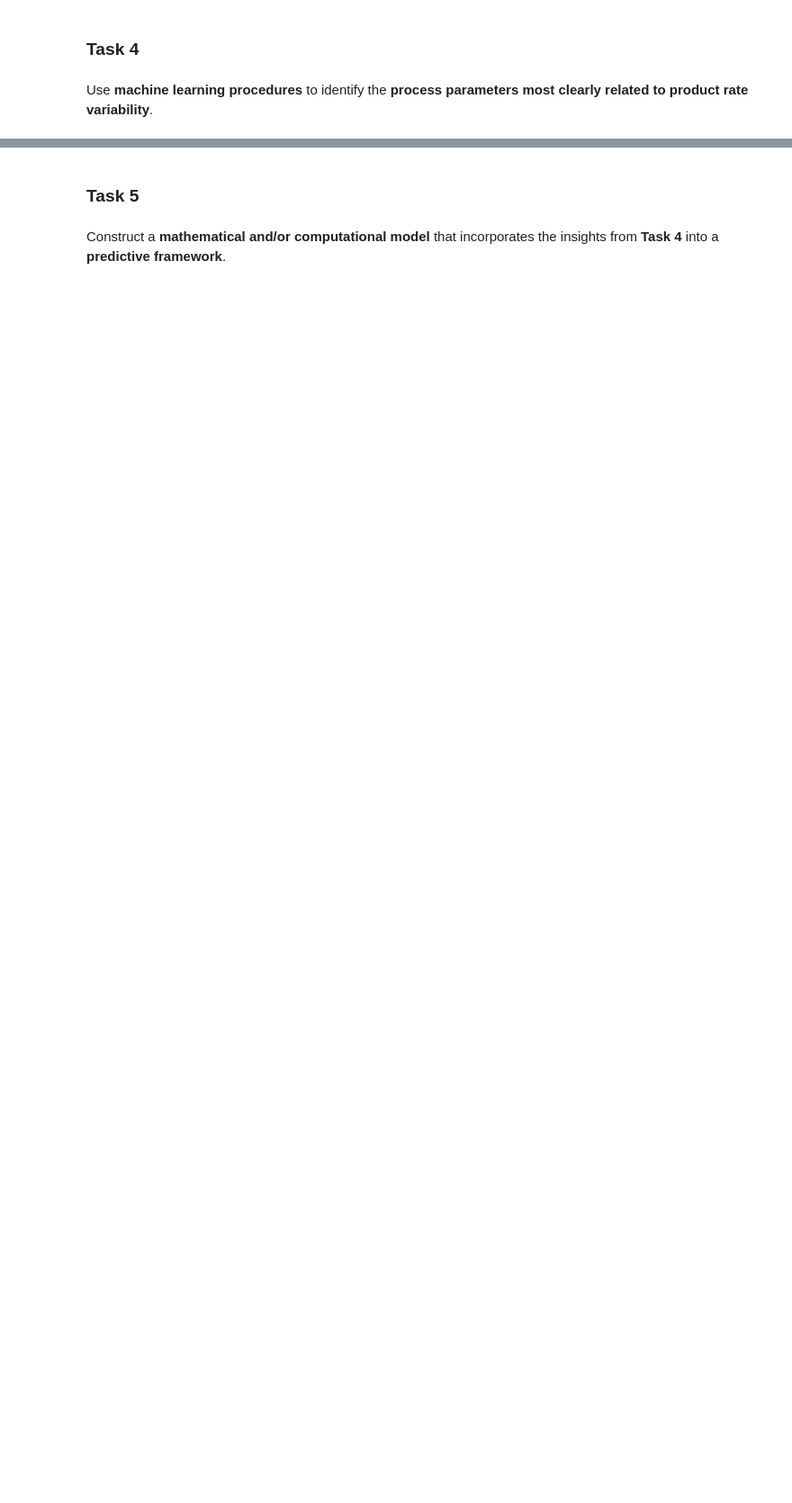
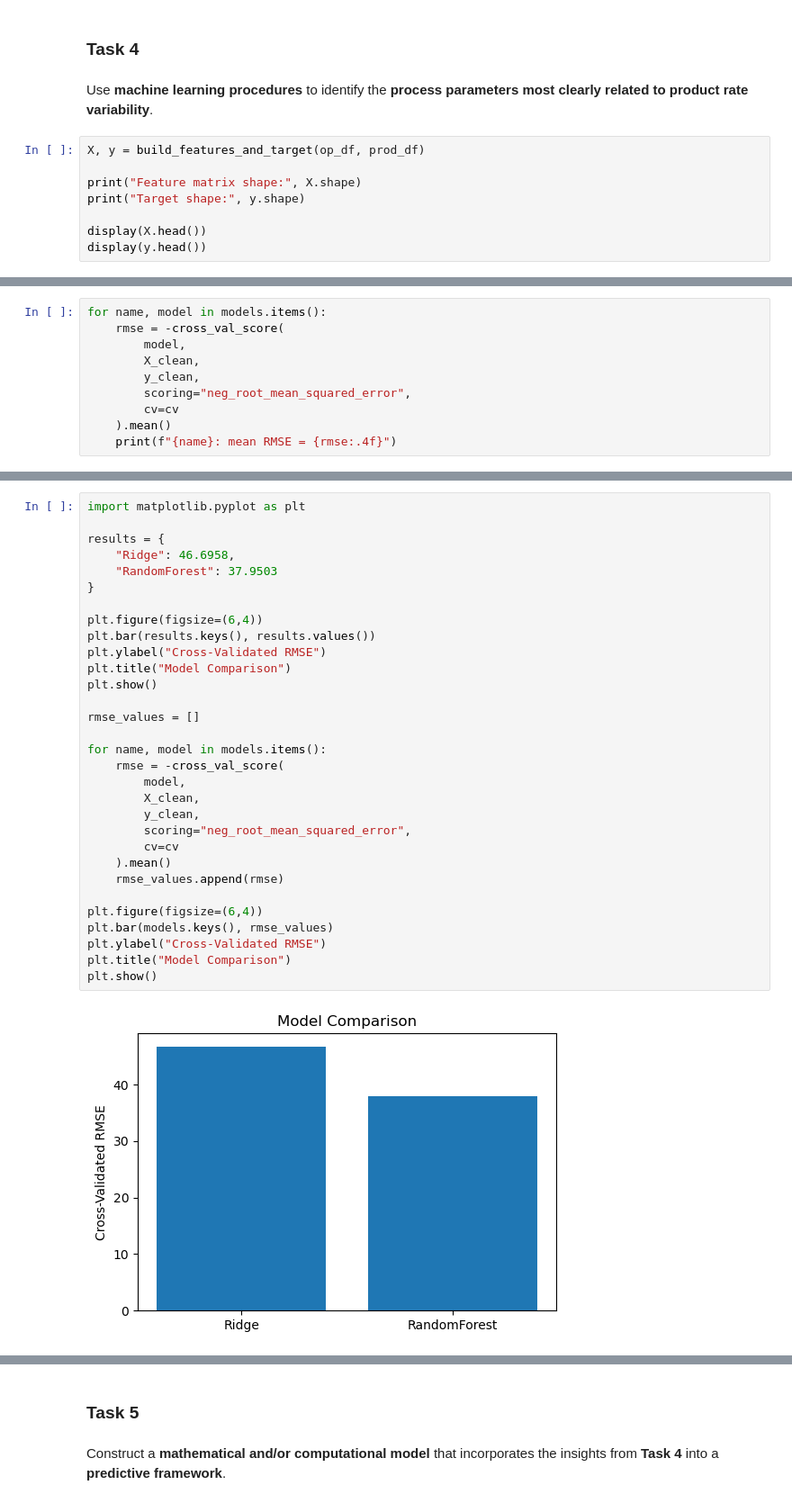
Before and after one commit to RichardFisher1/Applied, a Jupyter notebook: notebooks/Case Study Tasks.ipynb, the cells around one changed output, grey strips where cells are left out. Shown at 90% size. Cells and saved outputs as stored; diff of their text form; blank space fills up the shorter version.

Commit message:
Complete Tasks 4–6: RF model, diagnostics, and missing yield prediction

```diff
--- a/notebooks/Case Study Tasks.ipynb
+++ b/notebooks/Case Study Tasks.ipynb
@@ -146,3 +169,11 @@ batch_ranking
 ### **Task 4**
 # %% [markdown]
 Use **machine learning procedures** to identify the **process parameters most clearly related to product rate variability**.
+# %%
+X, y = build_features_and_target(op_df, prod_df)
+
+print("Feature matrix shape:", X.shape)
+print("Target shape:", y.shape)
+
+display(X.head())
+display(y.head())
@@ -148,0 +302,10 @@ Use **machine learning procedures** to identify the **process parameters most cl
+# %%
+for name, model in models.items():
+    rmse = -cross_val_score(
+        model,
+        X_clean,
+        y_clean,
+        scoring="neg_root_mean_squared_error",
+        cv=cv
+    ).mean()
+    print(f"{name}: mean RMSE = {rmse:.4f}")
@@ -148,0 +315,33 @@ Use **machine learning procedures** to identify the **process parameters most cl
+# %%
+import matplotlib.pyplot as plt
+
+results = {
+    "Ridge": 46.6958,
+    "RandomForest": 37.9503
+}
+
+plt.figure(figsize=(6,4))
+plt.bar(results.keys(), results.values())
+plt.ylabel("Cross-Validated RMSE")
+plt.title("Model Comparison")
+plt.show()
+
+rmse_values = []
+
+for name, model in models.items():
+    rmse = -cross_val_score(
+        model,
+        X_clean,
+        y_clean,
+        scoring="neg_root_mean_squared_error",
+        cv=cv
+    ).mean()
+    rmse_values.append(rmse)
+
+plt.figure(figsize=(6,4))
+plt.bar(models.keys(), rmse_values)
+plt.ylabel("Cross-Validated RMSE")
+plt.title("Model Comparison")
+plt.show()
+# %% [output]
+[figure, added]
```
Also changed, not shown: parts of 33 cells of this notebook, 1 other file.
